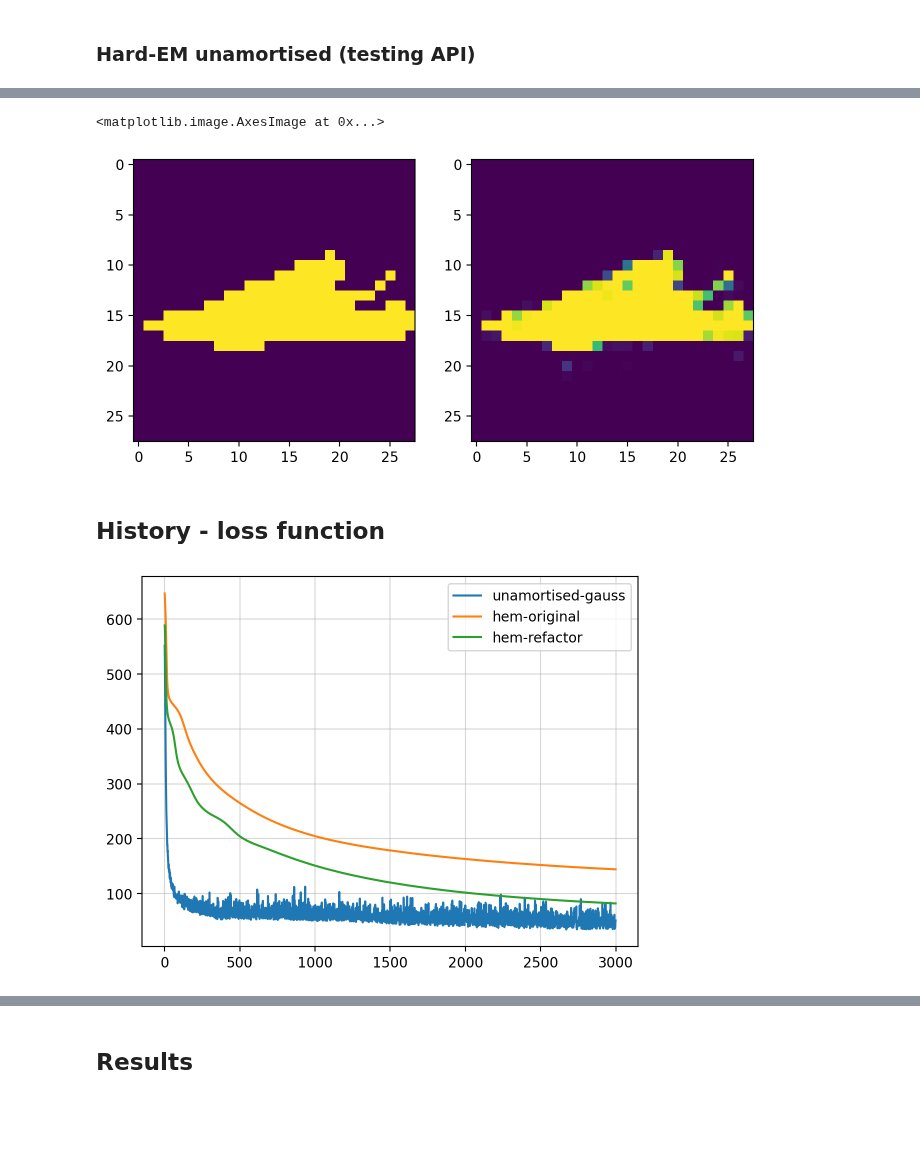
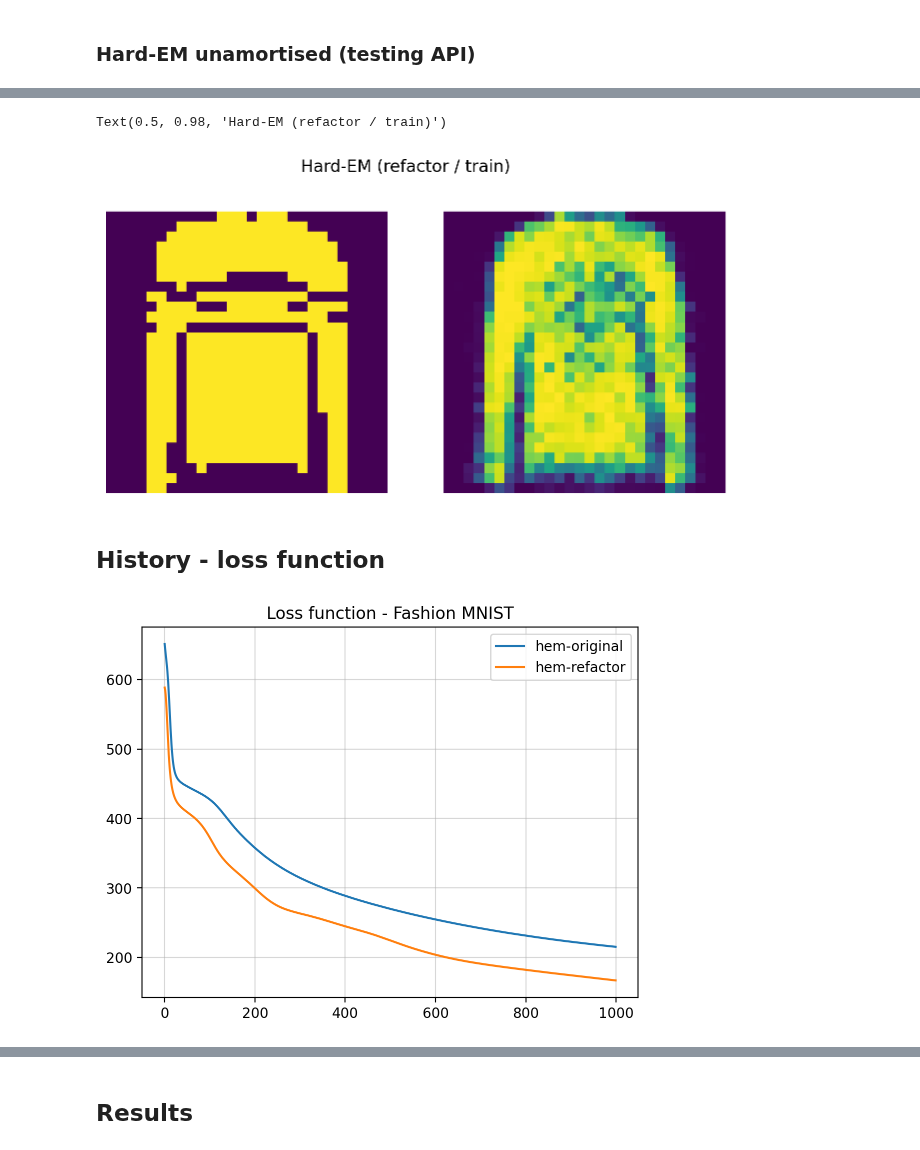
Before and after one commit to gerdm/hard-em-lvm, a Jupyter notebook: notebooks/17-unamortised-test.ipynb, the cells around one changed output, grey strips where cells are left out. Cells and saved outputs as stored; diff of their text form; code cells hidden in the pictures; blank space fills up the shorter version.

```diff
--- a/notebooks/17-unamortised-test.ipynb
+++ b/notebooks/17-unamortised-test.ipynb
@@ -186,12 +211,6 @@ class GaussEncoder(nn.Module):
         self.mu = self.param("mu", self.normal_init, (self.dim_latent,))
         self.logvar_diag = self.param("logvar_diag", self.normal_init, (self.dim_latent,))
 
-    def sample_proposal(self, key, num_samples):
-        std = jnp.exp(self.logvar_diag / 2)
-        eps = jax.random.normal(key, (num_samples, self.dim_latent))
-        z = self.mu[None, ...] + jnp.einsum("d,...d->...d", std, eps)
-        return z
-
     def __call__(self, _):
         """
         Input x (_) is a dummy variable
@@ -201,7 +220,7 @@ class GaussEncoder(nn.Module):
 ## Setup
 # %%
 batch_size = 200
-key = jax.random.PRNGKey(3141)
+key = jax.random.PRNGKey(314)
 warmup, test = hlax.datasets.load_fashion_mnist(n_train=1_000, n_test=100, normalize=False)
 X_warmup = warmup[0].round()
 X_test = test[0].round()
@@ -235,5 +254,9 @@ dim_latent = 50
     num_is_samples = 10
 # %%
 config["train"]["learning_rate"] = 1e-4
+config["train"]["hard_em"]["num_its_latent"] = 5
+config["train"]["hard_em"]["num_its_params"] = 5
+config["train"]["num_epochs"] = 1000
+config["train"]["eval_epochs"] = list(range(0, 1000 + 50, 50))
 # %%
 model_decoder = Decoder(28 ** 2, dim_latent)
@@ -438,30 +485,36 @@ Wall time: 36.1 s
 # %%
 state_final = res_hemv02["train"]["state_final"]
 params_hemv2 = state_final.params
 vals = model_hemv02.apply(params_hemv2, X_warmup, key)[1]
 
-ix_target = 6
+ix_target = 5
 img_reconstruct = vals[ix_target].reshape(28, 28)
 img_reconstruct = nn.sigmoid(img_reconstruct)
 
 img_target = X_warmup[ix_target].reshape(28, 28)
 
 fig, ax = plt.subplots(1, 2, figsize=(8, 4))
 ax[0].imshow(img_target)
 ax[1].imshow(img_reconstruct)
+
+ax[0].axis("off")
+ax[1].axis("off")
+
+plt.suptitle("Hard-EM (refactor / train)")
 # %% [output]
-<matplotlib.image.AxesImage at 0x...>
+Text(0.5, 0.98, 'Hard-EM (refactor / train)')
-[figure, old version]
+[figure, new version]
 # %% [markdown]
 ## History - loss function
 # %%
-plt.plot(res_uvae["train"]["hist_loss"], label="unamortised-gauss")
+# plt.plot(res_uvae["train"]["hist_loss"], label="unamortised-gauss")
 plt.plot(res_hem["train"]["hist_loss"], label="hem-original")
 plt.plot(res_hemv02["train"]["hist_loss"], label="hem-refactor")
+plt.title("Loss function - Fashion MNIST")
 plt.legend()
 plt.grid(alpha=0.5)
 # %% [output]
-[figure, old version]
+[figure, new version]
 # %%
 df_uvae = build_mll_summary(res_uvae, "uvae")
 df_vae = build_mll_summary(res_vae, "vae")
```
Also changed, not shown: parts of 20 cells of this notebook.
